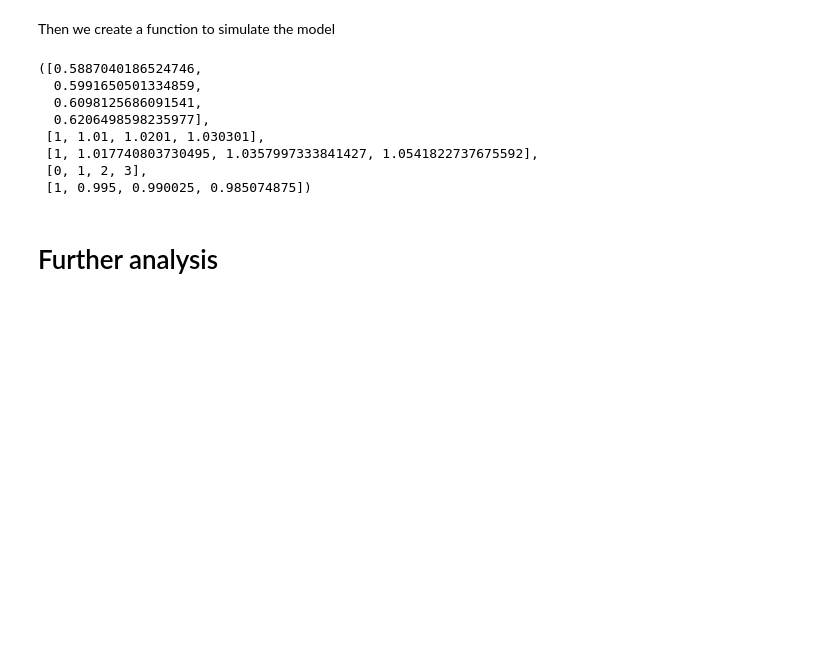
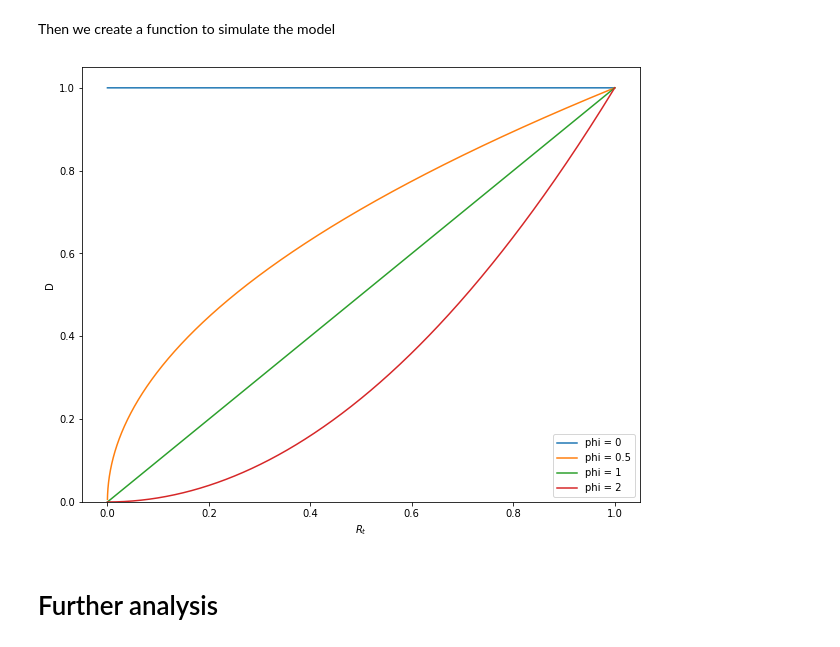
Before and after one commit to NumEconCopenhagen/projects-2020-group-xxv, a Jupyter notebook: modelproject/modelproject.ipynb, the cells around one changed output. Saved outputs shown, nothing was run; the diff lists cells and outputs as text; code cells hidden in the pictures; blank space fills up the shorter version.

Commit message:
Plot is plotted :)))

```diff
--- a/modelproject/modelproject.ipynb
+++ b/modelproject/modelproject.ipynb
@@ -118,7 +118,7 @@ def E_t(sE,R):
 # %% [markdown]
 Then we create a function to simulate the model
 # %%
-def simulate(K0,A0,L0,R0,periods,a=0.3,b=0.6,e=0.1,g=0.02,n=0.01,s=0.2,phi=1,sE=0.005,d=0.1):
+def simulate(K0,A0,L0,R0,periods,a=0.3,b=0.6,e=0.1,g=0.02,n=0.01,s=0.2,phi=1,sE=0.005,d=0.05):
     """Simulates the Solowmodel for given starting values of capital, labour, technology and fossil fuels aswell as given model parameters"""
 
 # First we generate lists to store the output for each endogenus variabel and add/calculate the period 0 values:
@@ -147,18 +147,37 @@ def simulate(K0,A0,L0,R0,periods,a=0.3,b=0.6,e=0.1,g=0.02,n=0.01,s=0.2,phi=1,sE=
         i+=1
 
 # We return the lists for Y, L, K, t and D as they are the variables we are interested in analyzing.
-    return listY, listL, listK, listt, listD
+    return listY, listL, listK, listt, listD, listR
-# %%
-simulate(1,1,1,1,3)
-# %% [output]
-([0.5887040186524746,
-  0.5991650501334859,
-  0.6098125686091541,
-  0.6206498598235977],
- [1, 1.01, 1.0201, 1.030301],
- [1, 1.017740803730495, 1.0357997333841427, 1.0541822737675592],
- [0, 1, 2, 3],
- [1, 0.995, 0.990025, 0.985074875])
+# %%
+# We define a list of phi values we want to analyze
+philist = [0, 0.5, 1, 2]
+
+# Then we simulate a list containing 4 lists of the Y, K and D values for each phi value in philist. The [0] and [2] are because the simulate function returns 5 lists with Y being index 0 and K beign index 2 etc.
+ylist = np.array([simulate(1,1,1,1, 2000, phi = phi)[0] for phi in philist])
+klist = np.array([simulate(1,1,1,1, 2000, phi = phi)[2] for phi in philist])
+dlist = np.array([simulate(1,1,1,1, 2000, phi = phi)[4] for phi in philist])
+llist = simulate(1,1,1,1,2000)[1]
+tlist = simulate(1,1,1,1,2000)[3]
+rlist = simulate(1,1,1,1,2000)[5]
+# Then we calculate the capital-income-ratio, z, by dividing K with Y
+zlist = np.divide(klist,ylist)
+lowercaseylist = np.divide(ylist,llist)
+# %%
+# We create the figure object
+damagefig = plt.figure(figsize = [10, 8])
+ax = fig.add_subplot(1,1,1)
+# Then we add the dataseries
+plt.plot(rlist, dlist[0], label = "phi = 0")
+plt.plot(rlist, dlist[1], label = "phi = 0.5")
+plt.plot(rlist, dlist[2], label = "phi = 1")
+plt.plot(rlist, dlist[3], label = "phi = 2")
+plt.legend()
+plt.ylabel("D")
+plt.xlabel("$R_t$")
+# We define the lower limit of the y-axis
+plt.ylim(bottom = 0);
+# %% [output]
+[figure, added]
 # %% [markdown]
 # Further analysis
 # %% [markdown]
```
